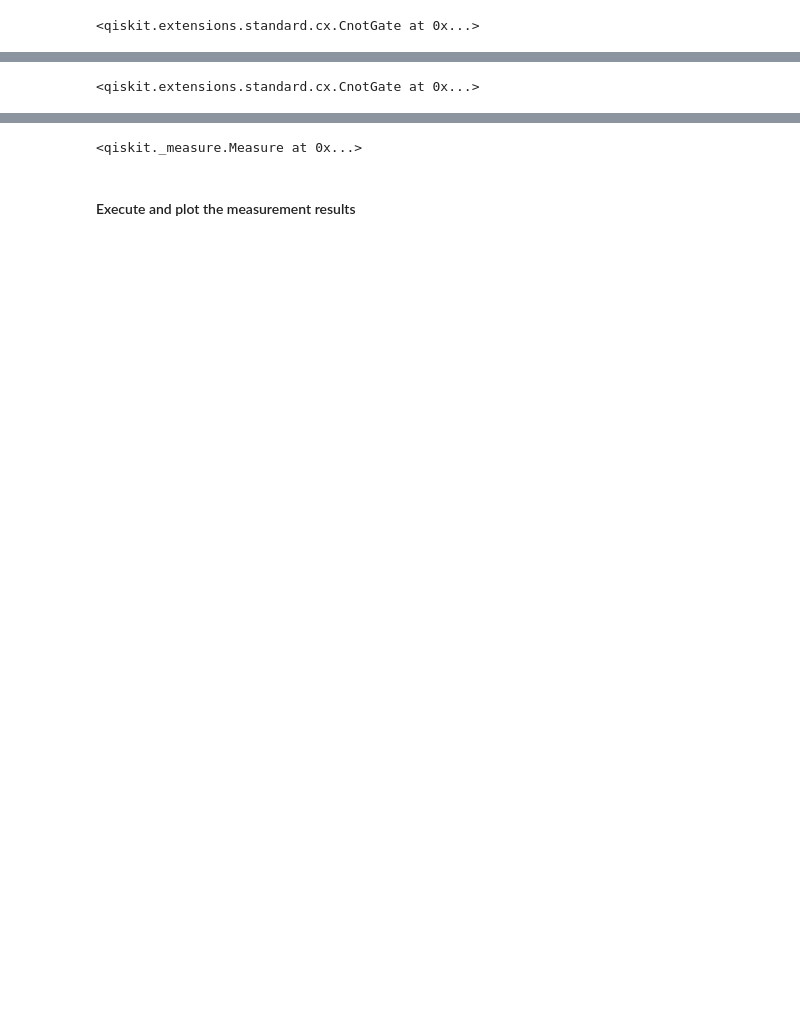
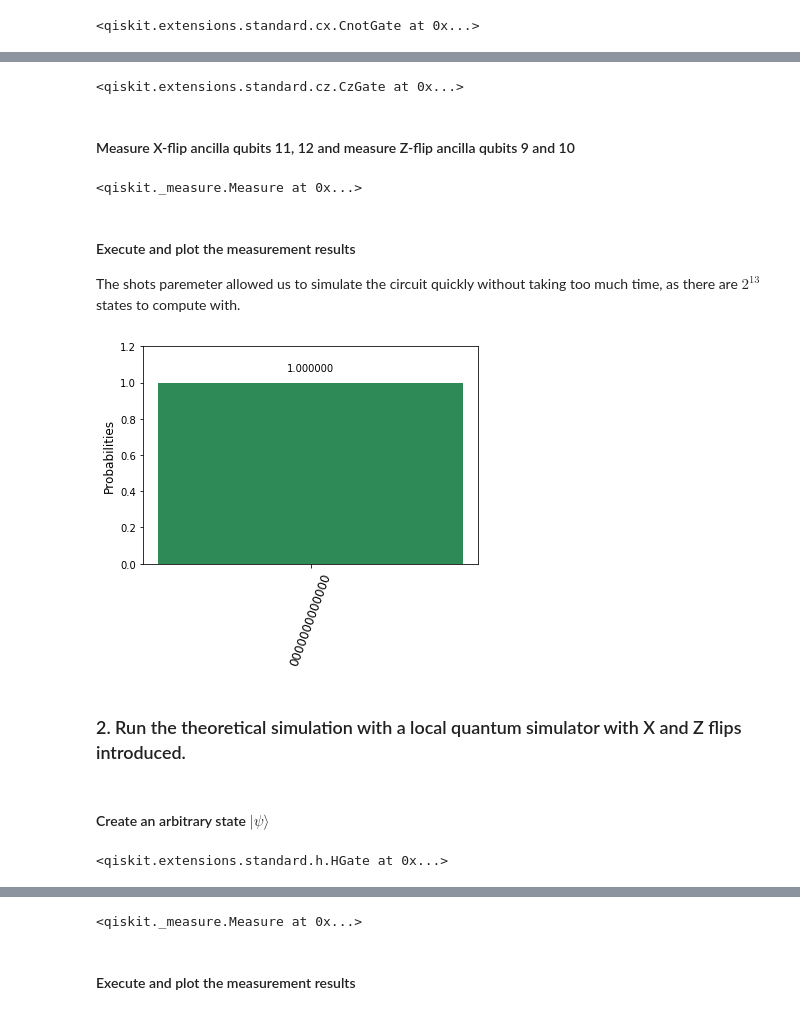
Before and after one commit to philippemnoel/QuantumErrorCorrectionProject, a Jupyter notebook: nine_qubits_QEC_code.ipynb, the cells around one changed output, grey strips where cells are left out. Cells and saved outputs as stored; diff of their text form; code cells hidden in the pictures; blank space fills up the shorter version.

```diff
--- a/nine_qubits_QEC_code.ipynb
+++ b/nine_qubits_QEC_code.ipynb
@@ -48,17 +79,35 @@ SimControl9.cx(q[6],q[8])
 # %%
-SimControl9.cx(q[0],q[11])
-SimControl9.cx(q[1],q[11])
-SimControl9.cx(q[0],q[12])
-SimControl9.cx(q[2],q[12])
+SimControl9.cz(q[0],q[9])
+SimControl9.cz(q[1],q[9])
+SimControl9.cz(q[2],q[9])
+SimControl9.cz(q[3],q[9])
+SimControl9.cz(q[4],q[9])
+SimControl9.cz(q[5],q[9])
 
-SimControl9.cx(q[3],q[13])
-SimControl9.cx(q[4],q[13])
-SimControl9.cx(q[3],q[14])
-SimControl9.cx(q[5],q[14])
-
-SimControl9.cx(q[6],q[15])
-SimControl9.cx(q[7],q[15])
-SimControl9.cx(q[6],q[16])
-SimControl9.cx(q[8],q[16])
+SimControl9.cz(q[3],q[10])
+SimControl9.cz(q[4],q[10])
+SimControl9.cz(q[5],q[10])
+SimControl9.cz(q[6],q[10])
+SimControl9.cz(q[7],q[10])
+SimControl9.cz(q[8],q[10])
 # %% [output]
-<qiskit.extensions.standard.cx.CnotGate at 0x...>
+<qiskit.extensions.standard.cz.CzGate at 0x...>
+# %% [markdown]
+#### Measure X-flip ancilla qubits 11, 12 and measure Z-flip ancilla qubits 9 and 10
+# %%
+SimControl9.measure(q[11], c[11])
+SimControl9.measure(q[12], c[12])
+SimControl9.measure(q[9], c[9])
+SimControl9.measure(q[10], c[10])
+# %% [output]
+<qiskit._measure.Measure at 0x...>
+# %% [markdown]
+#### Execute and plot the measurement results
+The shots paremeter allowed us to simulate the circuit quickly without taking too much time, as there are $2^{13}$ states to compute with.
+# %%
+results = qp1.execute("SimControl9", shots = 50)
+plot_histogram(results.get_counts("SimControl9"))
+# %% [output]
+[figure, added]
+# %% [markdown]
+### 2. Run the theoretical simulation with a local quantum simulator with X and Z flips introduced.
@@ -64,0 +123,6 @@ SimControl9.cx(q[8],q[16])
+# %% [markdown]
+#### Create an arbitrary state $|\psi\rangle$
+# %%
+SimError9.h(q[0])
+# %% [output]
+<qiskit.extensions.standard.h.HGate at 0x...>
```
Also changed, not shown: parts of 22 cells of this notebook.
